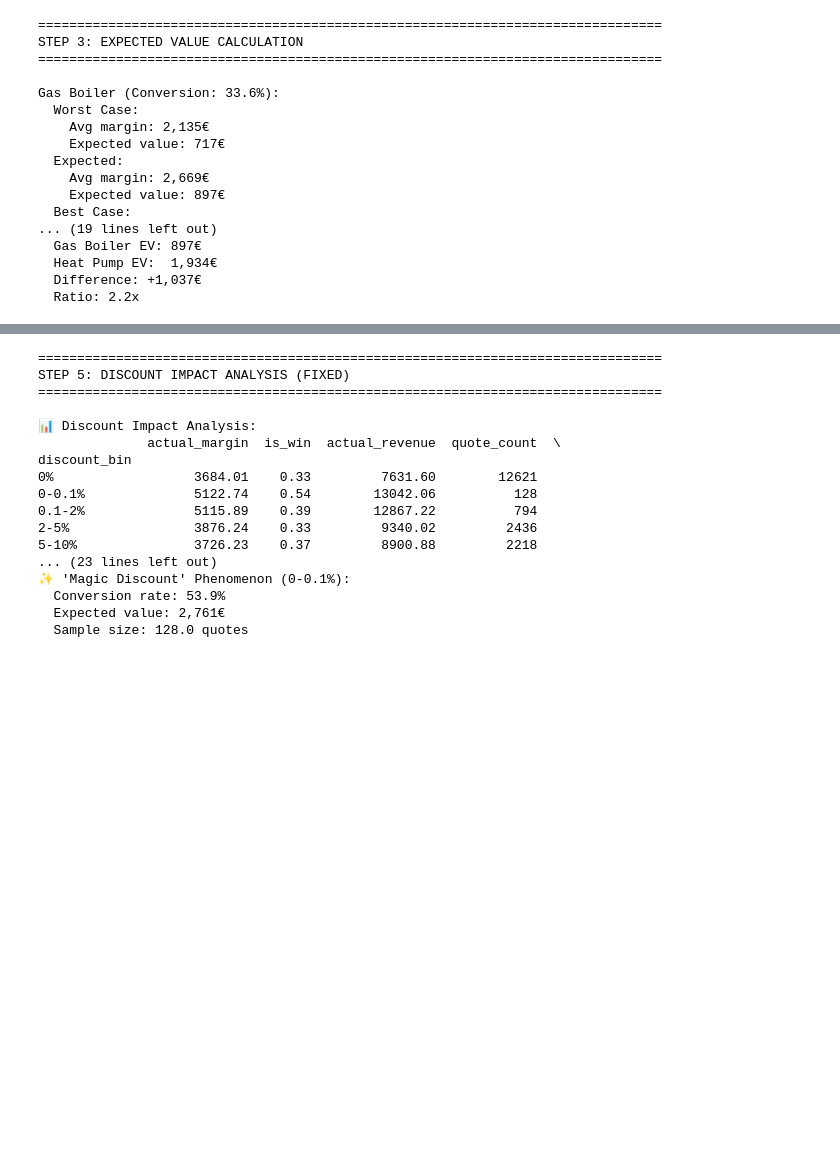
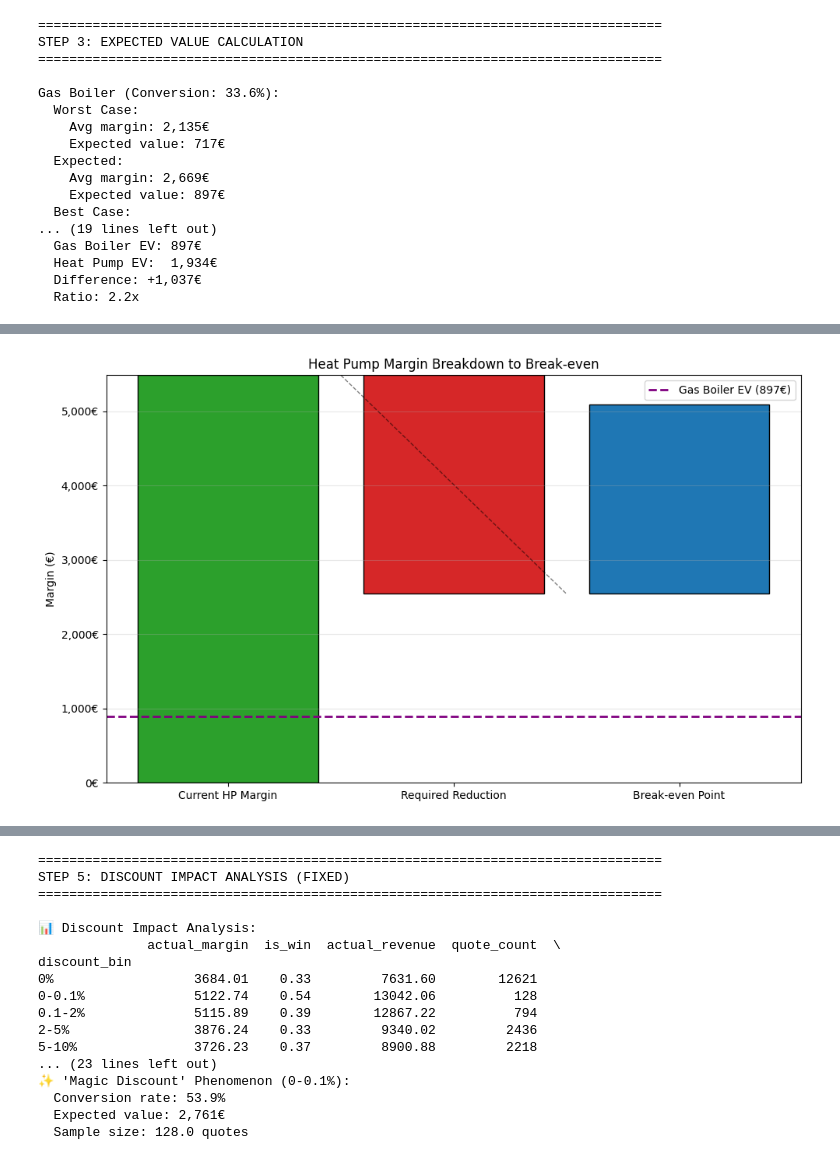
Before and after one commit to vslovik/ai-france-hvac, a Jupyter notebook: _eda_heat_pump_vs_boiler_poc.ipynb, the cells around one changed output, grey strips where cells are left out. Drawn from its saved outputs; the diff is of its cells as text; code cells hidden in the pictures; blank space fills up the shorter version.

```diff
--- a/_eda_heat_pump_vs_boiler_poc.ipynb
+++ b/_eda_heat_pump_vs_boiler_poc.ipynb
@@ -264,0 +317,40 @@ Heat Pump break-even point:
+# %%
+from matplotlib.ticker import FuncFormatter
+
+fig, ax = plt.subplots(figsize=(10, 6))
+
+# Waterfall components
+components = ['Current HP Margin', 'Required Reduction', 'Break-even Point']
+values = [current_hp_margin, -(current_hp_margin - required_hp_margin), required_hp_margin]
+colors = ['#2ca02c', '#d62728', '#1f77b4']
+
+# Build waterfall
+cumulative = 0
+for i, (comp, val, col) in enumerate(zip(components, values, colors)):
+    ax.bar(comp, val, bottom=cumulative, color=col, edgecolor='black')
+    if i == 0:
+        cumulative = val
+    elif i == 1:
+        # Add connection lines
+        ax.plot([0.5, 1.5], [current_hp_margin, required_hp_margin],
+                'k--', alpha=0.5, linewidth=1)
+        cumulative = required_hp_margin
+
+# Add gas boiler reference line
+ax.axhline(y=gb_ev, color='purple', linestyle='--', linewidth=2,
+           label=f'Gas Boiler EV ({gb_ev:,.0f}€)')
+
+# Formatting
+ax.set_ylabel('Margin (€)')
+ax.set_title('Heat Pump Margin Breakdown to Break-even')
+ax.legend()
+ax.grid(axis='y', alpha=0.3)
+
+# Format y-axis with €
+formatter = FuncFormatter(lambda x, p: f'{x:,.0f}€')
+ax.yaxis.set_major_formatter(formatter)
+
+plt.tight_layout()
+plt.show()
+# %% [output]
+[figure, added]
```
Also changed, not shown: parts of 5 cells of this notebook, 1 other file.
